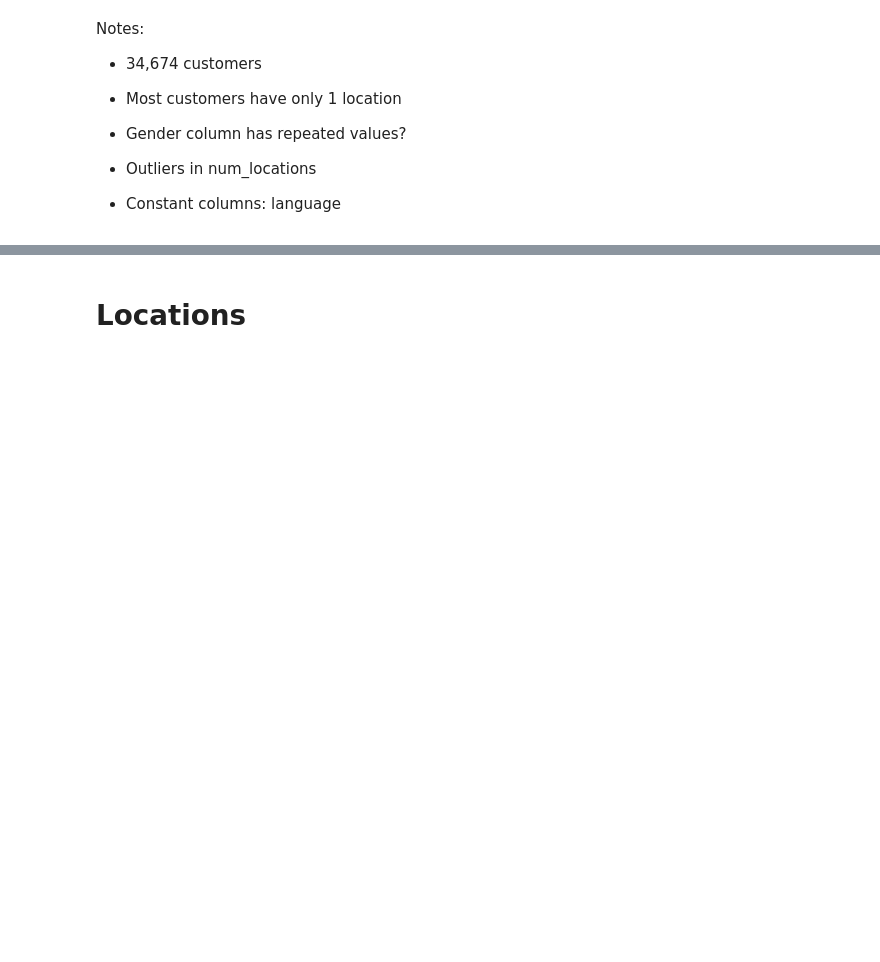
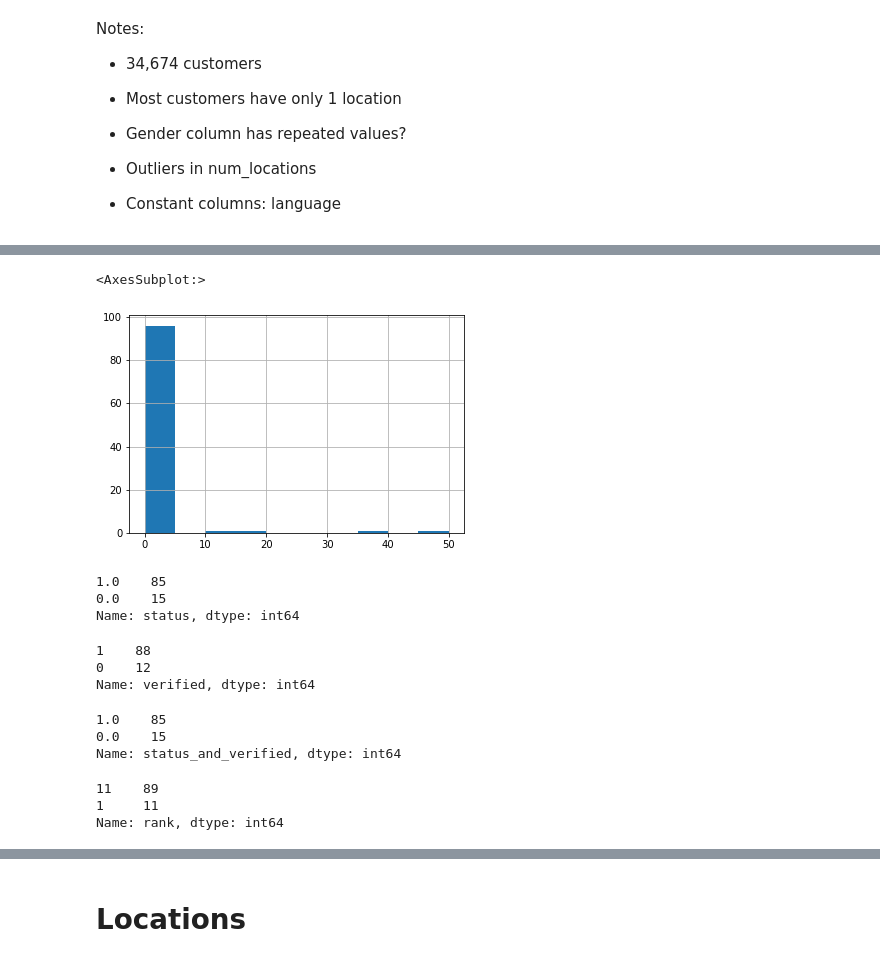
Before and after one commit to functorial/RestaurantRecommender, a Jupyter notebook: notebook.ipynb, the cells around one changed output, grey strips where cells are left out. Cells and saved outputs as stored; diff of their text form; code cells hidden in the pictures; blank space fills up the shorter version.

```diff
--- a/notebook.ipynb
+++ b/notebook.ipynb
@@ -324,0 +411,30 @@ Notes:
+# %%
+vendors['discount_percentage'].hist()
+# %% [output]
+<AxesSubplot:>
+[figure, added]
+# %%
+vendors['status'].value_counts()
+# %% [output]
+1.0    85
+0.0    15
+Name: status, dtype: int64
+# %%
+vendors['verified'].value_counts()
+# %% [output]
+1    88
+0    12
+Name: verified, dtype: int64
+# %%
+vendors['status_and_verified'] = vendors['status'] * vendors['verified']
+vendors['status_and_verified'].value_counts()
+# %% [output]
+1.0    85
+0.0    15
+Name: status_and_verified, dtype: int64
+# %%
+vendors['rank'].value_counts()
+# %% [output]
+11    89
+1     11
+Name: rank, dtype: int64
```
Also changed, not shown: parts of 45 cells of this notebook, 1 other file.
